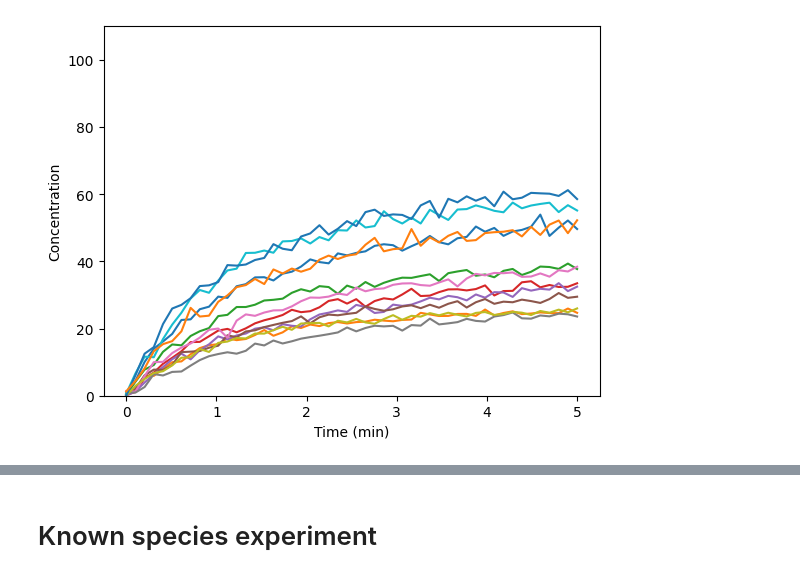
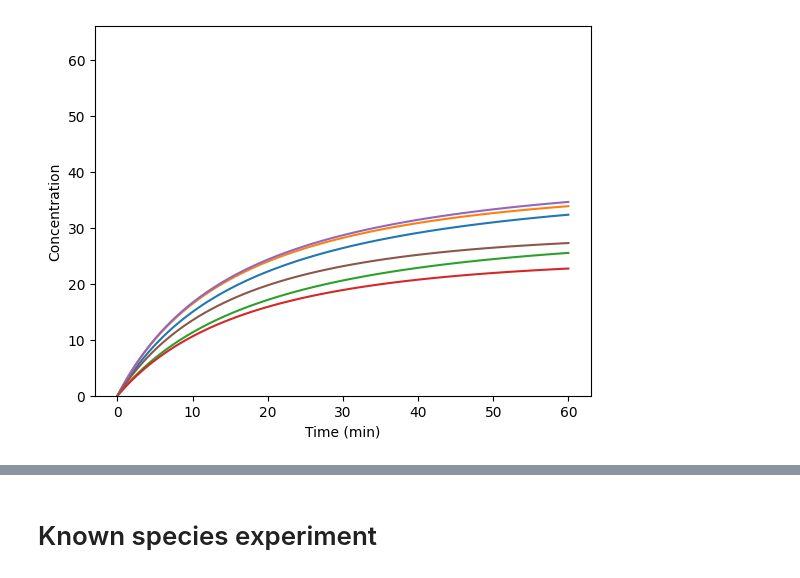
Before and after one commit to tiernan7/DSD-CRNN, a Jupyter notebook: experiments.ipynb, the cells around one changed output, grey strips where cells are left out. Drawn from its saved outputs; the diff is of its cells as text; code cells hidden in the pictures.

```diff
--- a/experiments.ipynb
+++ b/experiments.ipynb
@@ -7,31 +7,34 @@ import torch.nn as nn  # Import neural network module
 import torch.optim as optim  # Import optimization module
 import src
 from src.data.synthetic_data import SyntheticDataGenerator
-from src.data.dataset import KineticDataset
+from src.data.dataset import KineticDataset, Normalize
 from src.data.data_loader import get_data_loaders
 from src.models.crnn import CRNN
+from src.models.loss_fn import RangeNormalizedMAE, RangeNormalizedMSE
 # For one step reaction
 y0 = {
-    'S_1' : (20, 70),
-    'S_2' : (50, 100),
+    'S_1' : (20, 60),
+    'S_2' : (20, 60),
     'S_out' : (0, 0),
 }
-ks = [2e5*1e-9]
+ks = [2e4*1e-9]
 
-time_min = 5 #min
-t_end = time_min * 60  # seconds
+time_hours = 1 #hours
+t_end = time_hours * 3600  # seconds
 
 data_gen = SyntheticDataGenerator(
     mechanism='one_step',
     reaction_rates=ks,
     initial_concentration_ranges=y0,
-    noise_level=0.1,
+    noise_level=0,
     t_end=t_end,
+    n_timepoints = t_end//30,  # every 30 seconds
     seed=42,
 )
 
-batch_size = 12
+batch_size = 6
 batch = data_gen.generate_batch(batch_size)
 ds = KineticDataset(batch)
-print(batch['c0'])
+
+norm = Normalize()
 # %% [output]
@@ -50,16 +42,16 @@ tensor([[58.6978, 71.9439,  0.0000],
 # %%
 # Visualize kinetics for each sample on a single plot
 t = ds.get_t().numpy()
 for i in range(batch_size):
-    sett = ds[i]
+    sett = norm(ds[i])
     y = sett['y'].numpy()
     plt.plot(t/60, y, label=f'Sample {i}')
 plt.xlabel('Time (min)')
 plt.ylabel('Concentration')
 plt.ylim(0, max(y0['S_2'][1]*1.1, y0['S_1'][1]*1.1))
 plt.show()
 # %% [output]
-[figure, old version]
+[figure, new version]
 # %%
 # Get the data loaders ready
 n_total = len(ds)
```
Also changed, not shown: parts of 6 cells of this notebook, 4 other files.
